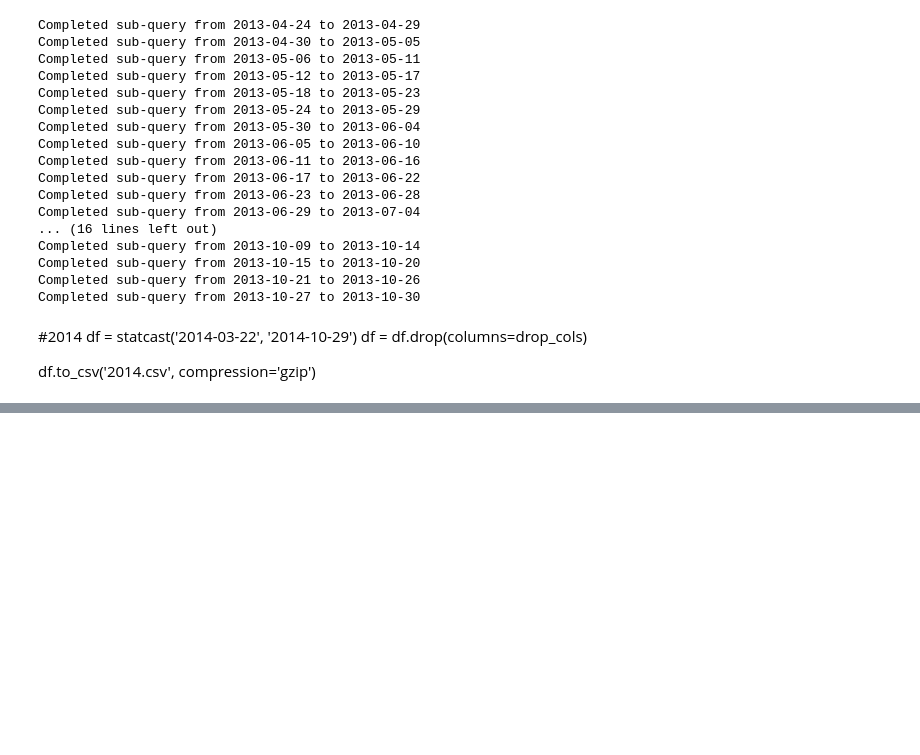
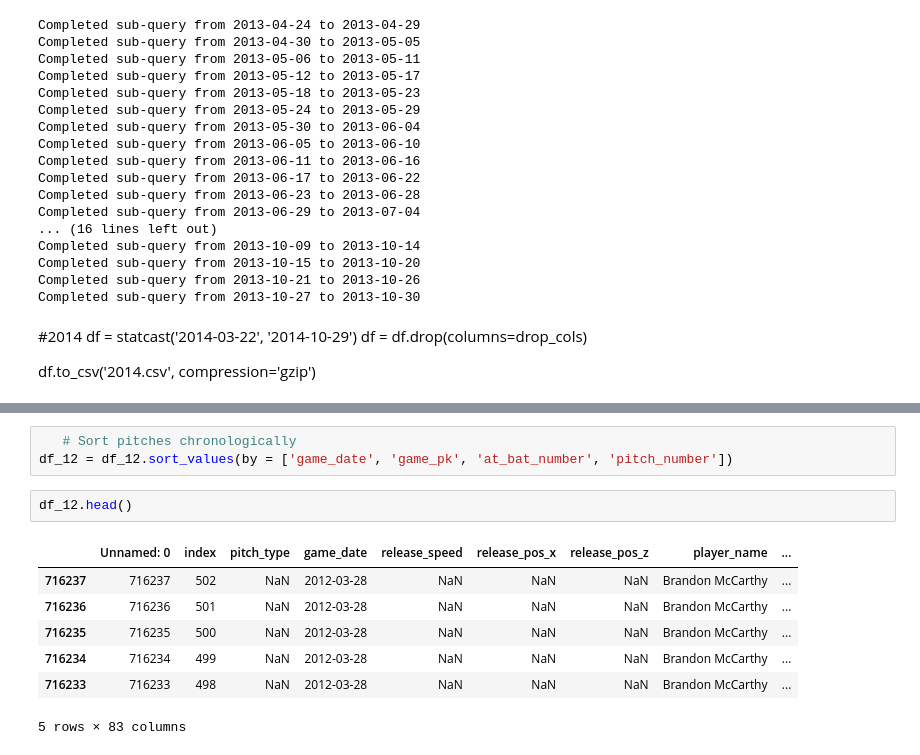
Before and after one commit to Mattsantos541/pitch_predict, a Jupyter notebook: acquire and write csv.ipynb, the cells around one changed output, grey strips where cells are left out. Drawn from its saved outputs; the diff is of its cells as text; blank space fills up the shorter version.

```diff
--- a/acquire and write csv.ipynb
+++ b/acquire and write csv.ipynb
@@ -72,0 +89,13 @@ UnicodeDecodeError: 'utf-8' codec can't decode byte 0x8b in position 1: invalid
+# %%
+   # Sort pitches chronologically
+df_12 = df_12.sort_values(by = ['game_date', 'game_pk', 'at_bat_number', 'pitch_number'])
+# %%
+df_12.head()
+# %% [output]
+|  | Unnamed: 0 | index | pitch_type | game_date | release_speed | release_pos_x | release_pos_z | player_name | ... |
+| 716237 | 716237 | 502 | NaN | 2012-03-28 | NaN | NaN | NaN | Brandon McCarthy | ... |
+| 716236 | 716236 | 501 | NaN | 2012-03-28 | NaN | NaN | NaN | Brandon McCarthy | ... |
+| 716235 | 716235 | 500 | NaN | 2012-03-28 | NaN | NaN | NaN | Brandon McCarthy | ... |
+| 716234 | 716234 | 499 | NaN | 2012-03-28 | NaN | NaN | NaN | Brandon McCarthy | ... |
+| 716233 | 716233 | 498 | NaN | 2012-03-28 | NaN | NaN | NaN | Brandon McCarthy | ... |
+5 rows × 83 columns
```
Also changed, not shown: parts of 3 cells of this notebook.
